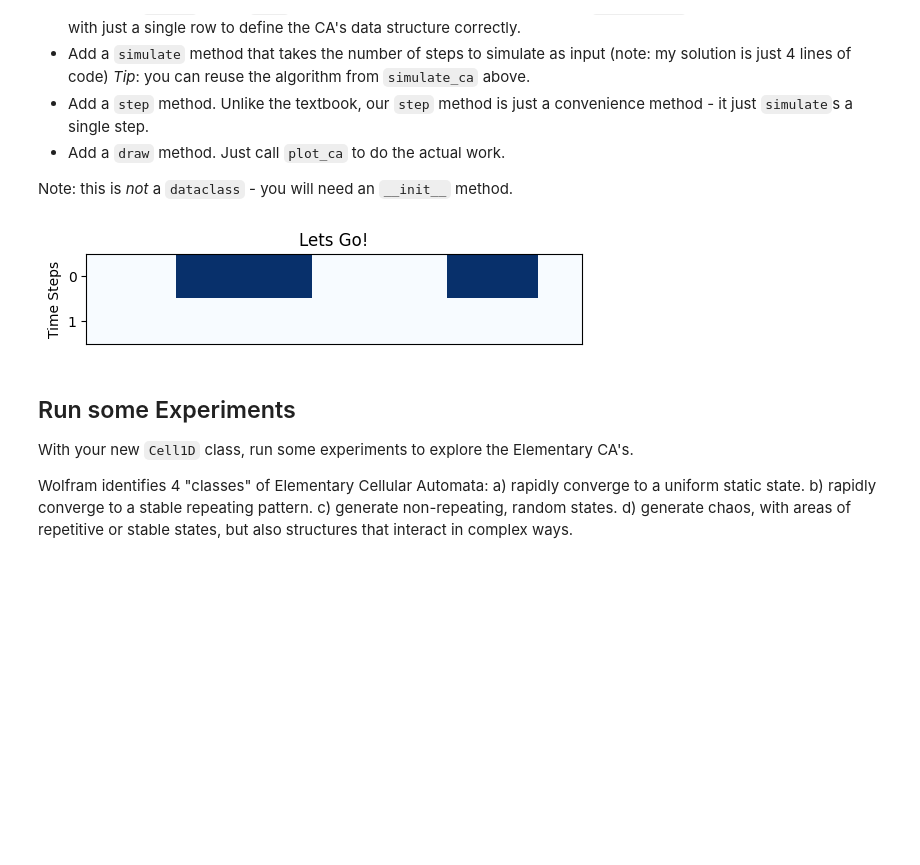
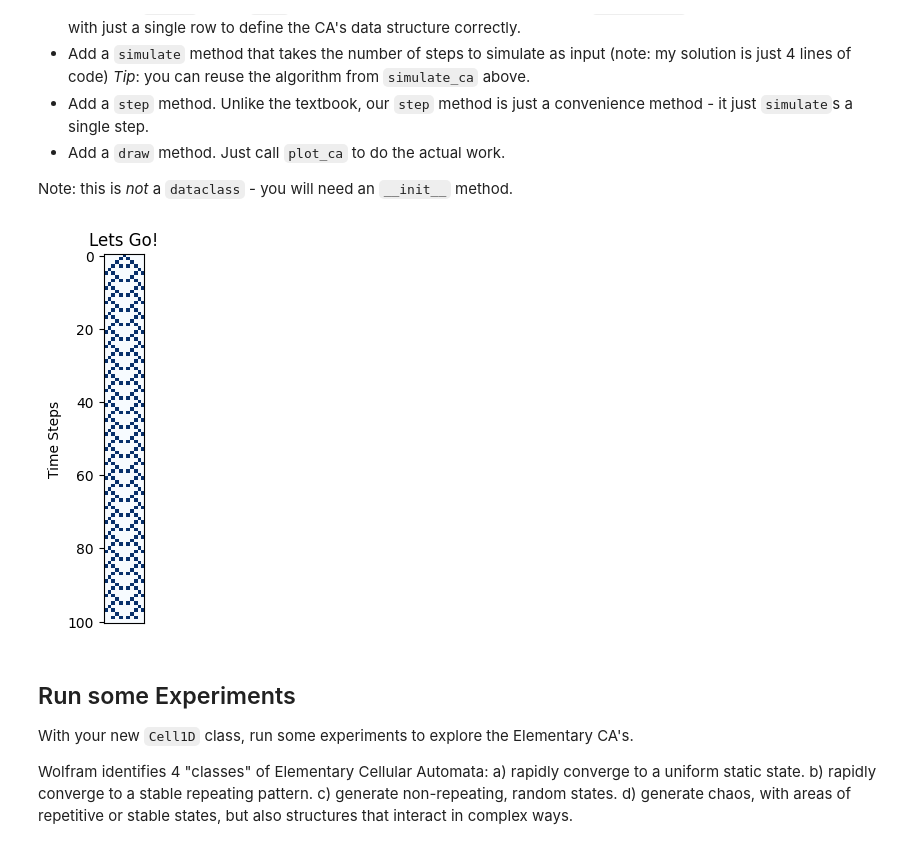
Before and after one commit to MarlaS02/comp215, a Jupyter notebook: labs/lab07_cellular_automata.ipynb, the cells around one changed output. Cells and saved outputs as stored; diff of their text form; code cells hidden in the pictures; blank space fills up the shorter version.

```diff
--- a/labs/lab07_cellular_automata.ipynb
+++ b/labs/lab07_cellular_automata.ipynb
@@ -155,34 +155,36 @@ Note: this is *not* a `dataclass` - you will need an `__init__` method.
 # %%
 # Solution for Ex. 2 here...
 
 class Cell1D:
 
     def __init__(self, rule: int, start_state: np.ndarray):
         self.rule = rule
         self.start_state = start_state
         self.n_cells = len(start_state)
         self.ca_timesteps = np.vstack([start_state, np.zeros((1, self.n_cells), dtype = np.uint8)])
         self.rule_lookup_table = get_lookup_table(rule)
         self.step_count = 0
 
     def simulate(self, n_steps: int):
         self.ca_timesteps = simulate_ca(self.n_cells, n_steps, self.rule_lookup_table)
         self.step_count = n_steps
         return self.ca_timesteps
 
     def step(self):
-        self.ca_timestep = np.vstack([self.ca_timesteps[-1]], np.zeros((1, self.n_cells), dtype = np.uint8))
-        self.ca_timestep[-1] = transition(self.ca_timesteps[-2], self.rule_lookup_table)
+        self.ca_timesteps = np.vstack([self.ca_timesteps[-1], np.zeros((1, self.n_cells), dtype = np.uint8)])
+        self.ca_timesteps[-1] = transition(self.ca_timesteps[-2], self.rule_lookup_table)
         self.step_count += 1
-        return self.ca_timestep
+        return self.ca_timesteps
 
     def draw(self, axes = None, title = " ", cmap = 'Blues', **options):
         plot_ca(self.ca_timesteps, title = f'Lets Go!')
 
 cell1D = Cell1D(90, np.array([0, 0, 1, 1, 1, 0, 0, 0, 1, 1, 0]))
+cell1D.simulate(100)
+
 cell1D.draw()
 # %% [output]
-[figure, old version]
+[figure, new version]
 # %% [markdown]
 ## Run some Experiments
 With your new `Cell1D` class, run some experiments to explore the Elementary CA's.
```
